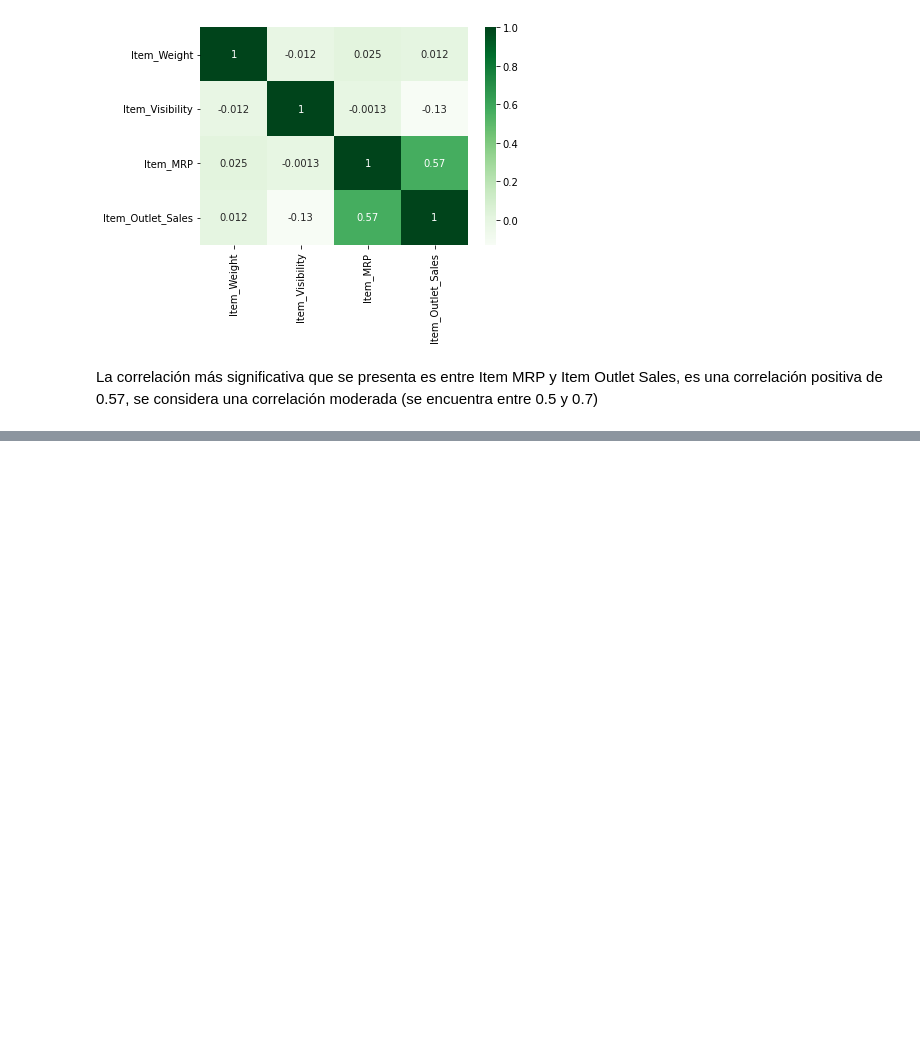
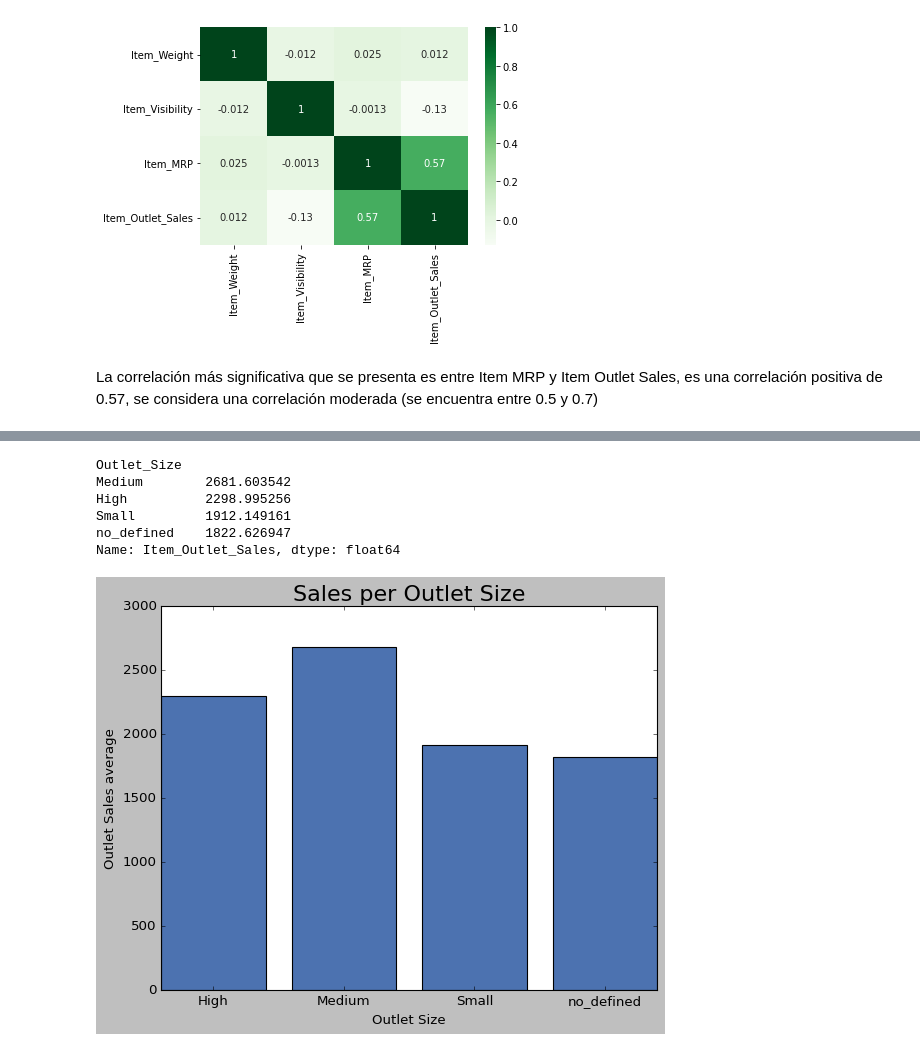
Before and after one commit to mariana-0/predicciones-de-ventas, a Jupyter notebook: predicciones_de_ventas.ipynb, the cells around one changed output, grey strips where cells are left out. Saved outputs shown, nothing was run; the diff lists cells and outputs as text; code cells hidden in the pictures; blank space fills up the shorter version.

```diff
--- a/predicciones_de_ventas.ipynb
+++ b/predicciones_de_ventas.ipynb
@@ -233,0 +258,19 @@ La correlación más significativa que se presenta es entre Item MRP y Item Outl
+# %%
+grafica_1=df.groupby(['Outlet_Size'])['Item_Outlet_Sales'].mean()
+grafica_1.sort_values(ascending=False)
+# %% [output]
+Outlet_Size
+Medium        2681.603542
+High          2298.995256
+Small         1912.149161
+no_defined    1822.626947
+Name: Item_Outlet_Sales, dtype: float64
+# %%
+plt.bar(grafica_1.index,grafica_1.values)
+plt.style.use('seaborn-deep')
+plt.xlabel('Outlet Size',fontsize='12')
+plt.ylabel('Outlet Sales average',fontsize='12')
+plt.title('Sales per Outlet Size', fontsize='20')
+plt.show()
+# %% [output]
+[figure, added]
```
Also changed, not shown: parts of 7 cells of this notebook.
